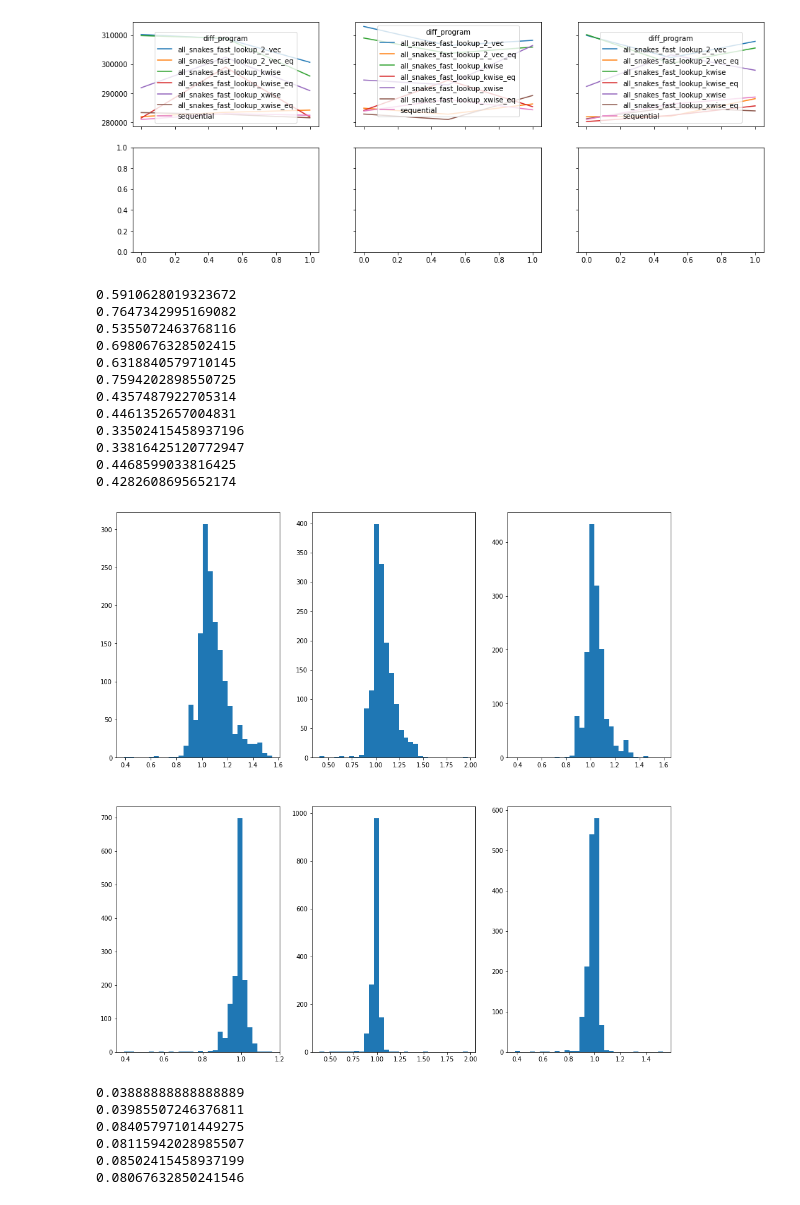
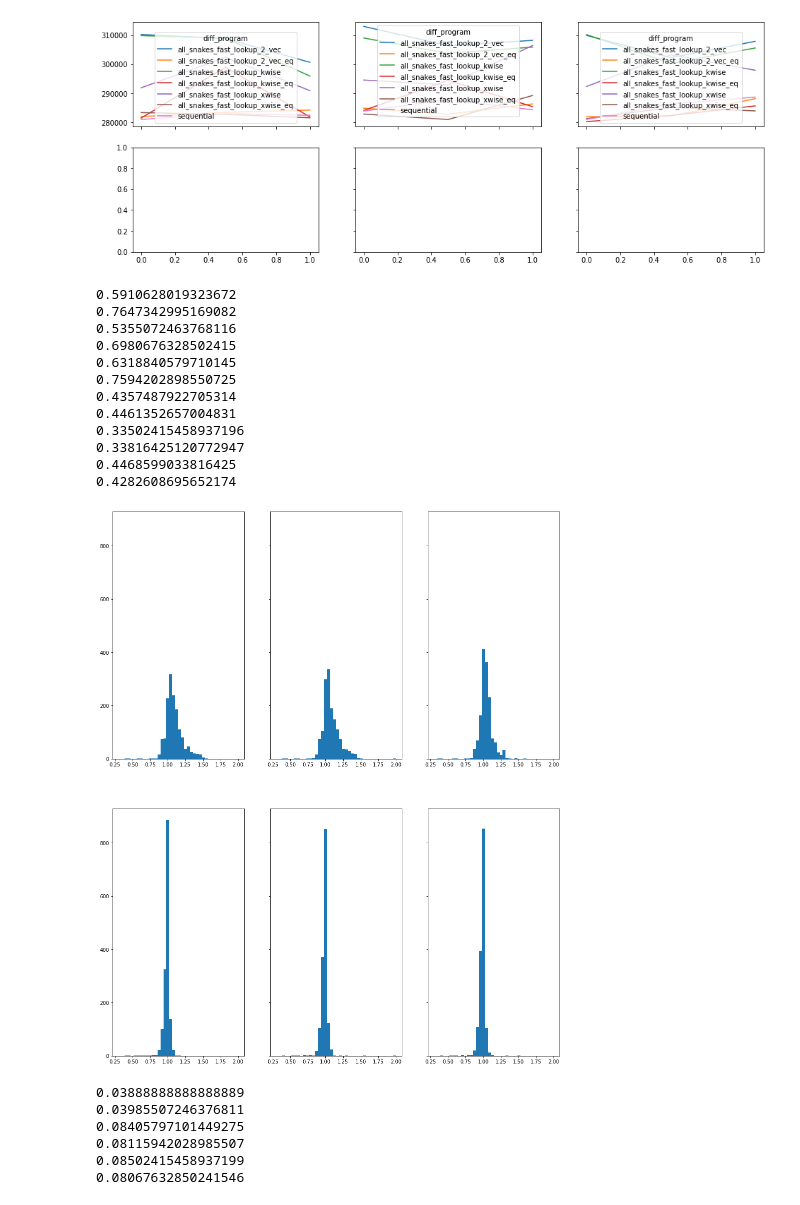
Before and after one commit to tehwalris/mpi-myers-diff, a Jupyter notebook: notebooks/basic_benchmark_analysis-fast-snake-lookup.ipynb, the cells around one changed output. Drawn from its saved outputs; the diff is of its cells as text; code cells hidden in the pictures.

Commit message:
snake notebook: made histograms same scale

```diff
--- a/notebooks/basic_benchmark_analysis-fast-snake-lookup.ipynb
+++ b/notebooks/basic_benchmark_analysis-fast-snake-lookup.ipynb
@@ -130,45 +130,45 @@ print((temp.all_snakes_fast_lookup_kwise_eq < 0.9 * temp.sequential).mean())
 print((temp.all_snakes_fast_lookup_xwise < 0.9 * temp.sequential).mean())
 print((temp.all_snakes_fast_lookup_xwise_eq < 0.9 * temp.sequential).mean())
 
-fig, ax = plt.subplots(2, 3, figsize=(16, 16))
+fig, ax = plt.subplots(2, 3, figsize=(16, 20), sharex=False, sharey=True)
 hist_values = temp.all_snakes_fast_lookup_2_vec / temp.sequential
 hist_values = hist_values[(hist_values < 50) & (temp.sequential > 1000)]
-ax[0, 0].hist(hist_values, bins=30);
+ax[0, 0].hist(hist_values, bins=40, range=(0.3,2));
 
 hist_values = temp.all_snakes_fast_lookup_2_vec_eq / temp.sequential
 hist_values = hist_values[(hist_values < 50) & (temp.sequential > 1000)]
-ax[1, 0].hist(hist_values, bins=30);
+ax[1, 0].hist(hist_values, bins=40, range=(0.3,2));
 
 
 hist_values = temp.all_snakes_fast_lookup_kwise / temp.sequential
 hist_values = hist_values[(hist_values < 50) & (temp.sequential > 1000)]
-ax[0, 1].hist(hist_values, bins=30);
+ax[0, 1].hist(hist_values, bins=40, range=(0.3,2));
 
 hist_values = temp.all_snakes_fast_lookup_kwise_eq / temp.sequential
 hist_values = hist_values[(hist_values < 50) & (temp.sequential > 1000)]
-ax[1, 1].hist(hist_values, bins=30);
+ax[1, 1].hist(hist_values, bins=40, range=(0.3,2));
 
 hist_values = temp.all_snakes_fast_lookup_xwise / temp.sequential
 hist_values = hist_values[(hist_values < 50) & (temp.sequential > 1000)]
-ax[0, 2].hist(hist_values, bins=30);
+ax[0, 2].hist(hist_values, bins=40, range=(0.3,2));
 
 hist_values = temp.all_snakes_fast_lookup_xwise_eq / temp.sequential
 hist_values = hist_values[(hist_values < 50) & (temp.sequential > 1000)]
-ax[1, 2].hist(hist_values, bins=30);
+ax[1, 2].hist(hist_values, bins=40, range=(0.3,2));
 # %% [output]
 0.5910628019323672
 0.7647342995169082
 0.5355072463768116
 0.6980676328502415
 0.6318840579710145
 0.7594202898550725
 0.4357487922705314
 0.4461352657004831
 0.33502415458937196
 0.33816425120772947
 0.4468599033816425
 0.4282608695652174
-[figure, old version]
+[figure, new version]
 # %%
 temp2 = indexed_benchmark_results['micros_for_all_snakes'].unstack('diff_program')
 temp.all_snakes_fast_lookup_2_vec += temp2.all_snakes_fast_lookup_2_vec
```
Also changed, not shown: parts of 1 cell of this notebook.
